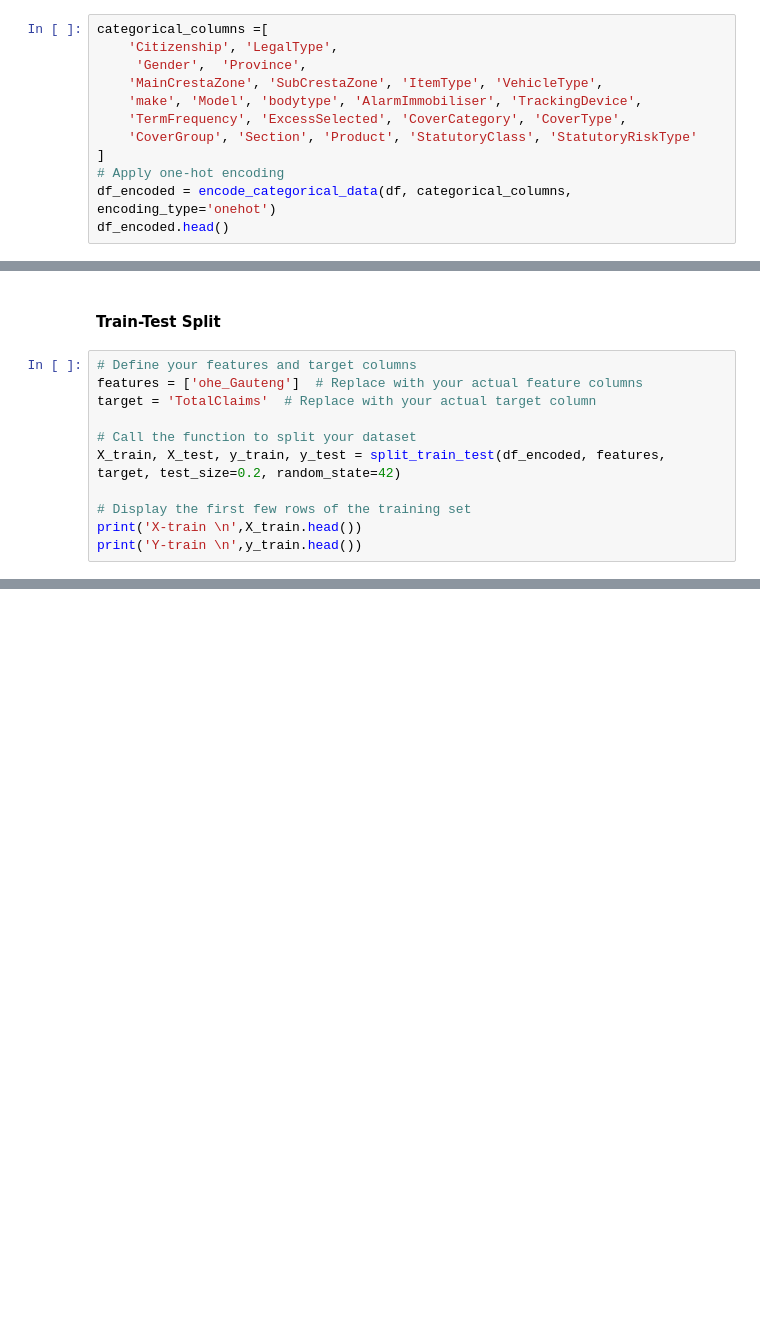
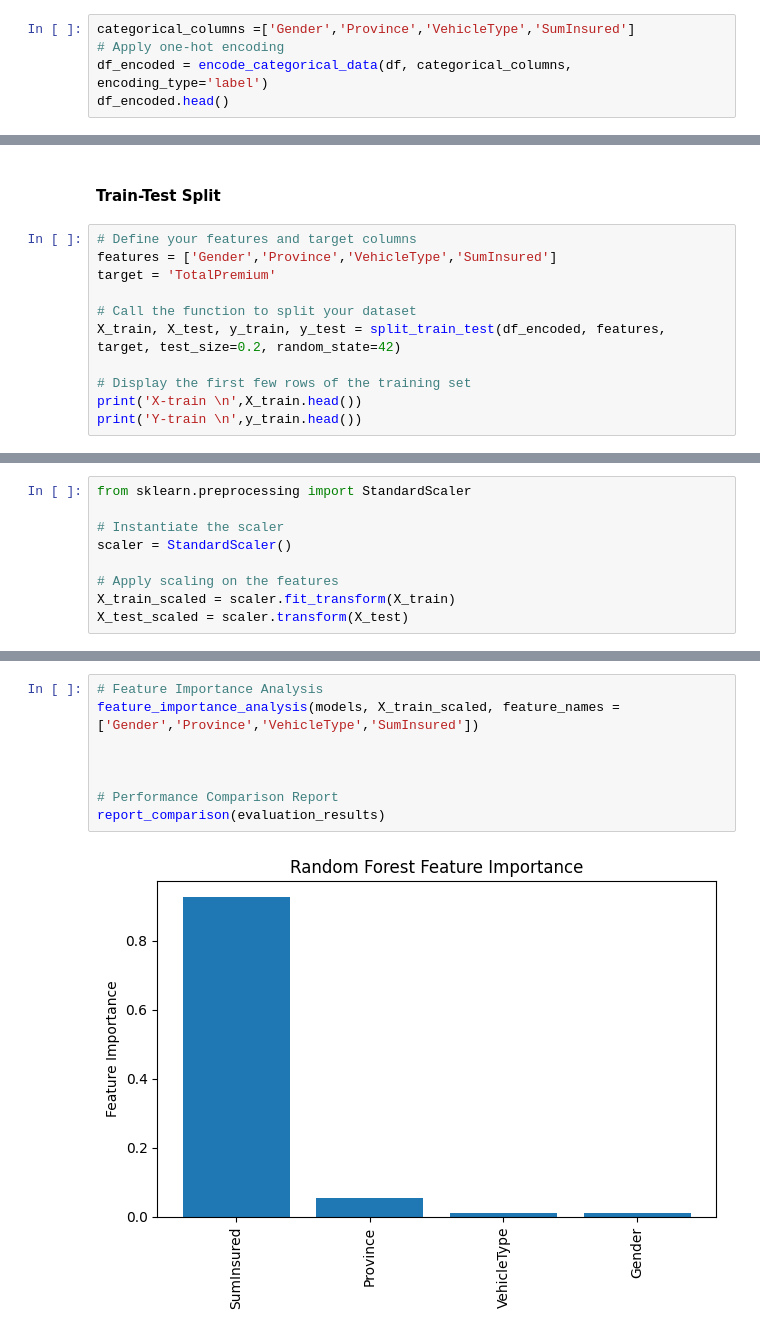
Before and after one commit to zol23-g/Insurance-Claims-Data-Analysis-and-Predictive-Model, a Jupyter notebook: notebooks/statistical_modeling.ipynb, the cells around one changed output, grey strips where cells are left out. Saved outputs shown, nothing was run; the diff lists cells and outputs as text; blank space fills up the shorter version.

Commit message:
model training and evaluation

```diff
--- a/notebooks/statistical_modeling.ipynb
+++ b/notebooks/statistical_modeling.ipynb
@@ -34,15 +49,8 @@ df.head()
 # %% [markdown]
 ### Encoding categorical columns
 # %%
-categorical_columns =[
-    'Citizenship', 'LegalType',
-     'Gender',  'Province',
-    'MainCrestaZone', 'SubCrestaZone', 'ItemType', 'VehicleType',
-    'make', 'Model', 'bodytype', 'AlarmImmobiliser', 'TrackingDevice',
-    'TermFrequency', 'ExcessSelected', 'CoverCategory', 'CoverType',
-    'CoverGroup', 'Section', 'Product', 'StatutoryClass', 'StatutoryRiskType'
-]
+categorical_columns =['Gender','Province','VehicleType','SumInsured']
 # Apply one-hot encoding
-df_encoded = encode_categorical_data(df, categorical_columns, encoding_type='onehot')
+df_encoded = encode_categorical_data(df, categorical_columns, encoding_type='label')
 df_encoded.head()
 # %% [output]
@@ -72,8 +81,8 @@ Index(['UnderwrittenCoverID', 'PolicyID', 'TransactionMonth',
 #### Train-Test Split
 # %%
 # Define your features and target columns
-features = ['ohe_Gauteng']  # Replace with your actual feature columns
-target = 'TotalClaims'  # Replace with your actual target column
+features = ['Gender','Province','VehicleType','SumInsured']
+target = 'TotalPremium'
 
 # Call the function to split your dataset
 X_train, X_test, y_train, y_test = split_train_test(df_encoded, features, target, test_size=0.2, random_state=42)
@@ -133,0 +141,9 @@ R-Squared: 4.571440926692816e-06
+# %%
+from sklearn.preprocessing import StandardScaler
+
+# Instantiate the scaler
+scaler = StandardScaler()
+
+# Apply scaling on the features
+X_train_scaled = scaler.fit_transform(X_train)
+X_test_scaled = scaler.transform(X_test)
@@ -133,0 +153,10 @@ R-Squared: 4.571440926692816e-06
+# %%
+# Feature Importance Analysis
+feature_importance_analysis(models, X_train_scaled, feature_names = ['Gender','Province','VehicleType','SumInsured'])
+
+
+
+# Performance Comparison Report
+report_comparison(evaluation_results)
+# %% [output]
+[figure, added]
```
Also changed, not shown: parts of 8 cells of this notebook, 2 other files.
